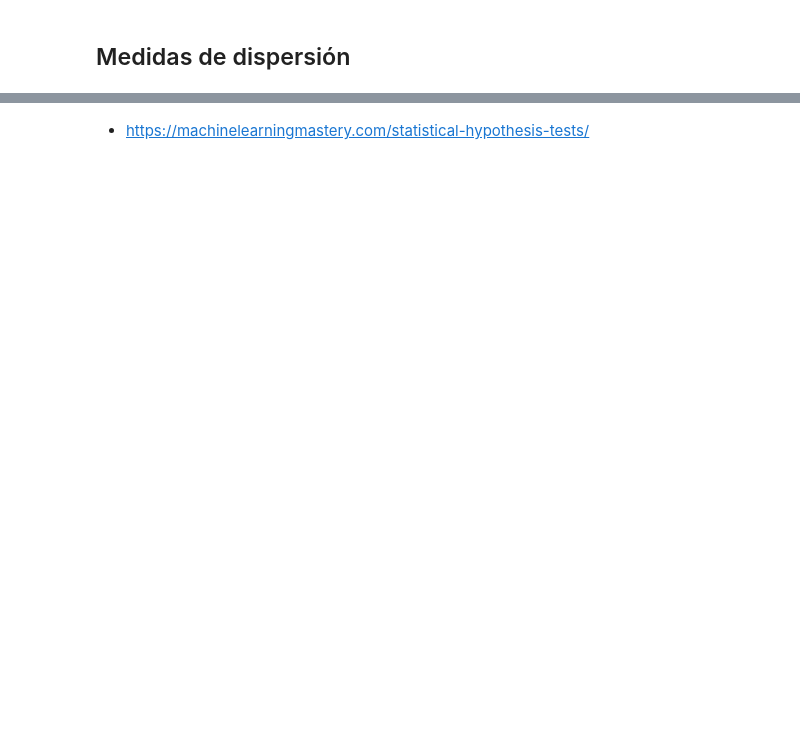
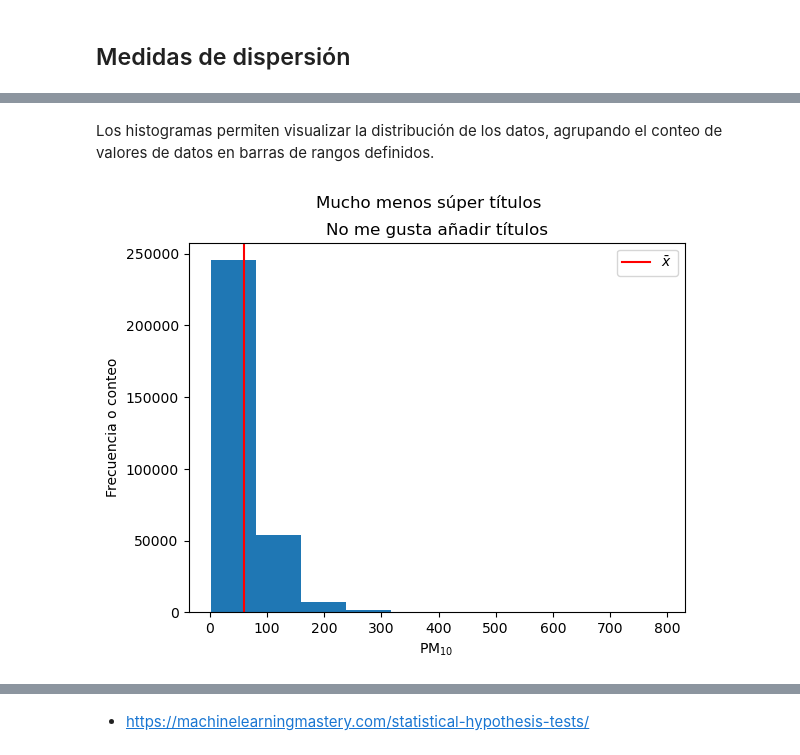
Before and after one commit to albertobenavides/aprendizaje_autom, a Jupyter notebook: caps/2_estadisticos.ipynb, the cells around one changed output, grey strips where cells are left out. Cells and saved outputs as stored; diff of their text form; code cells hidden in the pictures; blank space fills up the shorter version.

```diff
--- a/caps/2_estadisticos.ipynb
+++ b/caps/2_estadisticos.ipynb
@@ -254,0 +257,2 @@ statistics.fmean(df_pm10.value.dropna())
+# %%
+df_pm10_dropna = df_pm10.dropna()
@@ -254,0 +289,8 @@ statistics.fmean(df_pm10.value.dropna())
+# %%
+df_pm10_dropna['w'] = -1 # Se añade una columna para los pesos
+for i in range(7): # Para cada día de la semana
+    df_pm10_dropna.loc[ # vamos a asignar
+        df_pm10_dropna.timestamp.dt.day_of_week == i, # a las rilas de ese día
+        'w' # en la columna para los pesos
+    ] = days_int[i] # el valor del peso normalizado correspondiente
+df_pm10_dropna
@@ -256,0 +438,21 @@ statistics.fmean(df_pm10.value.dropna())
+# %% [markdown]
+Los histogramas permiten visualizar la distribución de los datos, agrupando el conteo de valores de datos en barras de rangos definidos.
+# %%
+plt.figure(figsize = (6.4, 4.8)) # figura con tamaño por defecto
+plt.hist(df_pm10_dropna.value) # El histograma 🥳
+plt.axvline( # Dibujar una línea vertical
+    x = df_pm10_dropna.value.mean(), # En la media de los datos
+    c = '#ff0000', # De color hexadecimal rojo
+    label = '$\\bar{x}$' # con este identificador
+)
+
+plt.title('No me gusta añadir títulos')
+plt.suptitle('Mucho menos súper títulos')
+
+plt.xlabel('PM$_{10}$') # Título del eje horizontal
+plt.ylabel('Frecuencia o conteo') # Título del eje vertical
+
+plt.legend() # Muestra identificadores
+plt.show()
+# %% [output]
+[figure, added]
```
Also changed, not shown: parts of 65 cells of this notebook, 2 other files.
